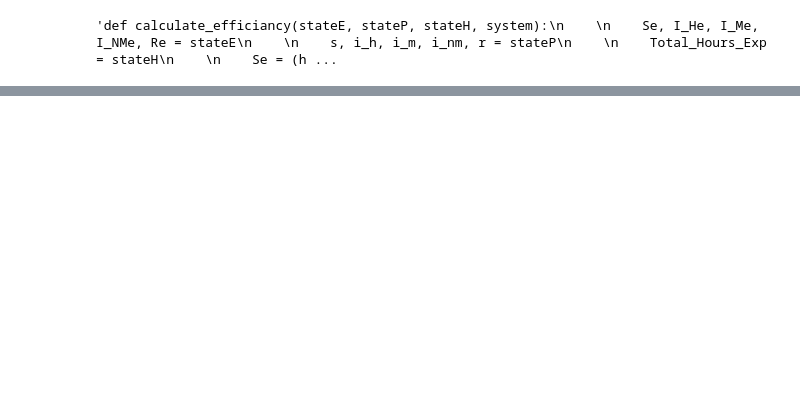
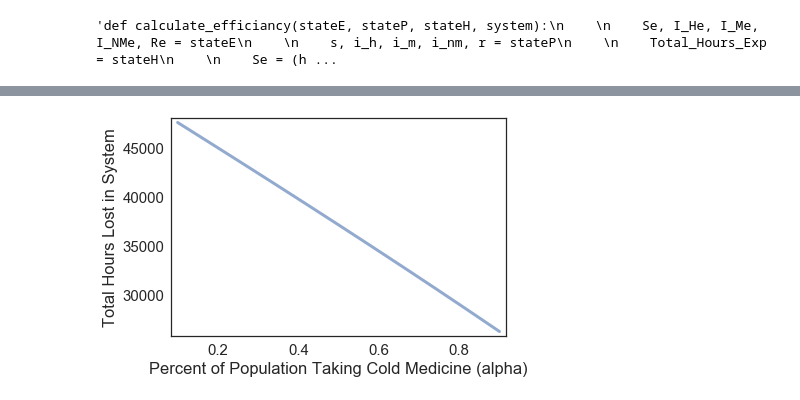
Before and after one commit to MarkG98/ModSimPy-Project-2, a Jupyter notebook: ProjectAlison.ipynb, the cells around one changed output, grey strips where cells are left out. Saved outputs shown, nothing was run; the diff lists cells and outputs as text; code cells hidden in the pictures; blank space fills up the shorter version.

```diff
--- a/ProjectAlison.ipynb
+++ b/ProjectAlison.ipynb
@@ -219,0 +223,25 @@ plot_results2(eff.Efficiancy)
+# %%
+def add_hours(column):
+    total = 0
+    i = 0
+    for hours in column:
+        total += hours
+    return total
+# %%
+def sweep_alpha(beta_h, beta_m, beta_nm, gamma, omega, alpha_array):
+    """SweepSeriess a range of values for alpha.
+
+    alpha_array: array of alpha values
+    gamma: recovery rate
+
+    returns: SweepSeries that maps from beta to total infected
+    """
+    sweep = SweepSeries()
+    for alpha in alpha_array:
+        system = make_system(beta_h, beta_m, beta_nm, gamma, omega, alpha)
+        run_simulation(system, update1, calculate_efficiancy)
+        sweep[system.alpha] = add_hours(system.resultsE.Efficiancy)
+    return sweep
+# %%
+efficiancy_sweep = sweep_alpha(beta_h, beta_m, beta_nm, gamma, omega, alpha_array)
+efficiancy_sweep
@@ -219,0 +261,6 @@ plot_results2(eff.Efficiancy)
+# %%
+plot(efficiancy_sweep)
+decorate(xlabel='Percent of Population Taking Cold Medicine (alpha)',
+         ylabel='Total Hours Lost in System')
+# %% [output]
+[figure, added]
```
Also changed, not shown: parts of 5 cells of this notebook.
